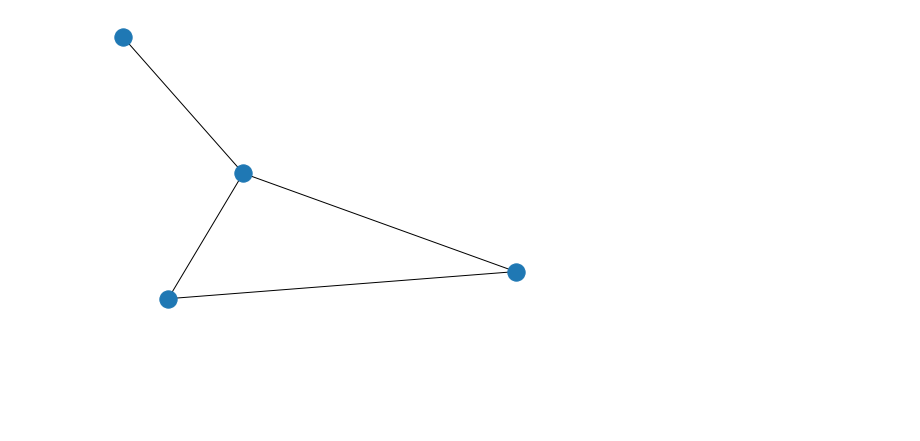
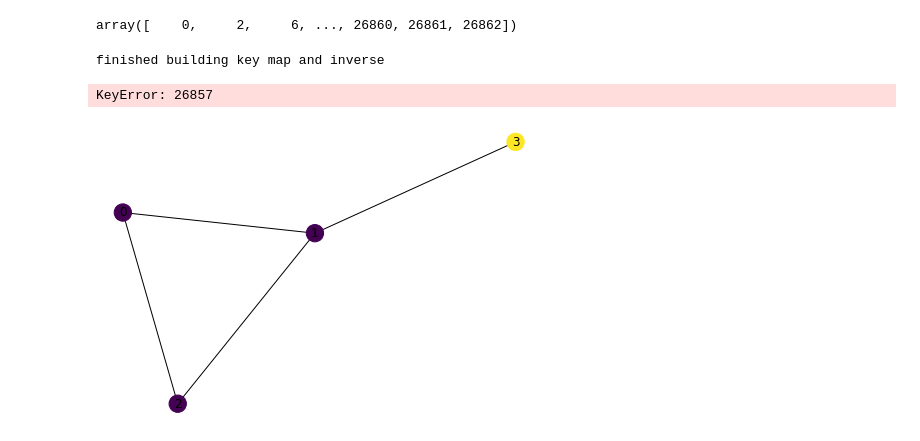
Before and after one commit to mcembalest/teamBlueConduit, a Jupyter notebook: spatial_modeling/NDLib.ipynb, the cells around one changed output. Saved outputs shown, nothing was run; the diff lists cells and outputs as text; code cells hidden in the pictures; blank space fills up the shorter version.

```diff
--- a/spatial_modeling/NDLib.ipynb
+++ b/spatial_modeling/NDLib.ipynb
@@ -18,18 +37,61 @@ np.random.seed(297)
+# %%
+Ytest.index.values
+# %% [output]
+array([    0,     2,     6, ..., 26860, 26861, 26862])
+# %%
+load_dir = '../data/test_dir'
+#Xtrain, Xtest, Ytrain, Ytest = load_datasets(load_dir)
+
+jared_train_pred = pd.read_csv(f'{load_dir}/predictions/jared_train_yhat.csv').values
+jared_test_pred = pd.read_csv(f'{load_dir}/predictions/jared_test_yhat.csv').values
+
+dis_path = '../data/road_distances.npz'
+distances = np.load(dis_path, allow_pickle=True)
+dis_data = distances['road_distances']
+dis_key_map = distances['idx2pid'].item()
+dis_key_map_inv = dict(zip(dis_key_map.values(), dis_key_map.keys()))
+print('finished building key map and inverse')
+#print(dis_key_map)
+def knn_datasets(Y, Yhat, key_map_inv, dis_data, K=5):
+    # Keep only entries with calculated distances
+
+    # old version
+    #filter_ = np.array([pid in key_map_inv for pid in Y.pid.values])
+    # new version
+    filter_ = np.array([dis_key_map[idx] in key_map_inv for idx in Y.index.values])
+    Y_filter = Y.iloc[filter_]
+    Yhat_filter = Yhat[:,1][filter_]
+
+    # Get dataset distances
+    # old version
+    #pid = Y_filter.pid.values
+    # new version
+    pid = [dis_key_map[idx] for idx in Y_filter.index.values]
+    dis_idx = [dis_key_map_inv[pid_] for pid_ in pid]
+    dis_data = dis_data[dis_idx, :][:,dis_idx]
+
+    # Get sorted K-th minimum distances index
+    dis_min_idx = np.argpartition(dis_data, K, axis=1)[:,:K]
+    dis_min_resort = np.argsort(np.take_along_axis(dis_data, dis_min_idx, axis=1), axis=1)
+    dis_min_idx = np.take_along_axis(dis_min_idx, dis_min_resort, axis=1)
+
+    # Get probabilities of K neighbours
+    N = Y_filter.shape[0]
+    Yhat_rep = np.repeat(Yhat_filter.reshape(1,-1), N, axis=0)
+    knn_data = np.take_along_axis(Yhat_rep, dis_min_idx, axis=1)
+
+    return Y_filter, Yhat_filter, knn_data
+
+Ytrain_knn_5, jared_train_knn_5, knn_data_train_5 = knn_datasets(Ytrain, jared_train_pred, dis_key_map_inv, dis_data, K=5)
+Ytest_knn_5, jared_test_knn_5, knn_data_test_5 = knn_datasets(Ytest, jared_test_pred, dis_key_map_inv, dis_data, K=5)
+# %% [output]
+finished building key map and inverse
+KeyError: 26857
 # %%
-# Network Definition
-# g = nx.Graph()
-# g.add_node(1)
-# g.add_nodes_from([2,3])
-# g.add_edge(1,2)
-
 # from dictionary
 d = {0 : {1 : 1}, 1 : {3 : 1}, 2 : {0 : 1, 1 : 1}}
 g = nx.Graph(d)
-#g=nx.erdos_renyi_graph(30,0.15)
-nx.draw(g)
+nx.draw(g, node_color=[.1,.2,.3,450], with_labels=True)
 plt.show()
-
-# Model Selection
-model = ep.SIRModel(g)
 # %% [output]
-[figure, old version]
+[figure, new version]
```
Also changed, not shown: parts of 9 cells of this notebook.
